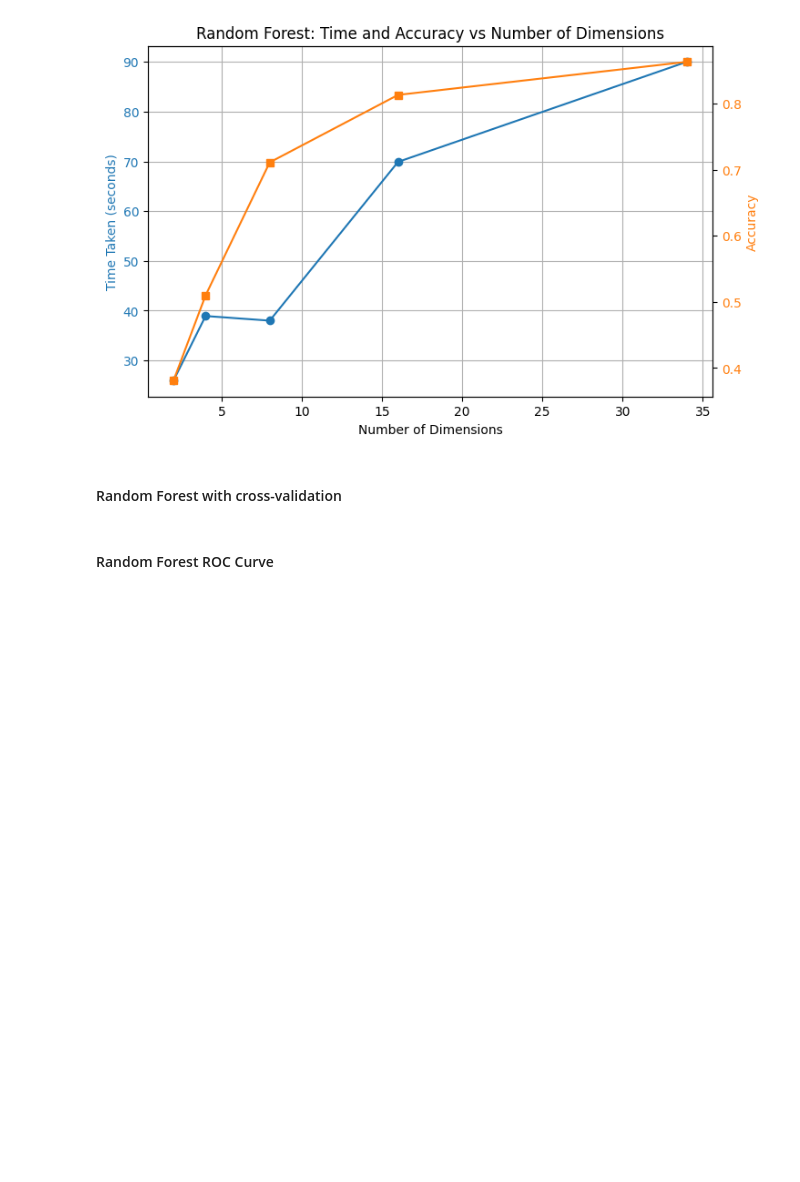
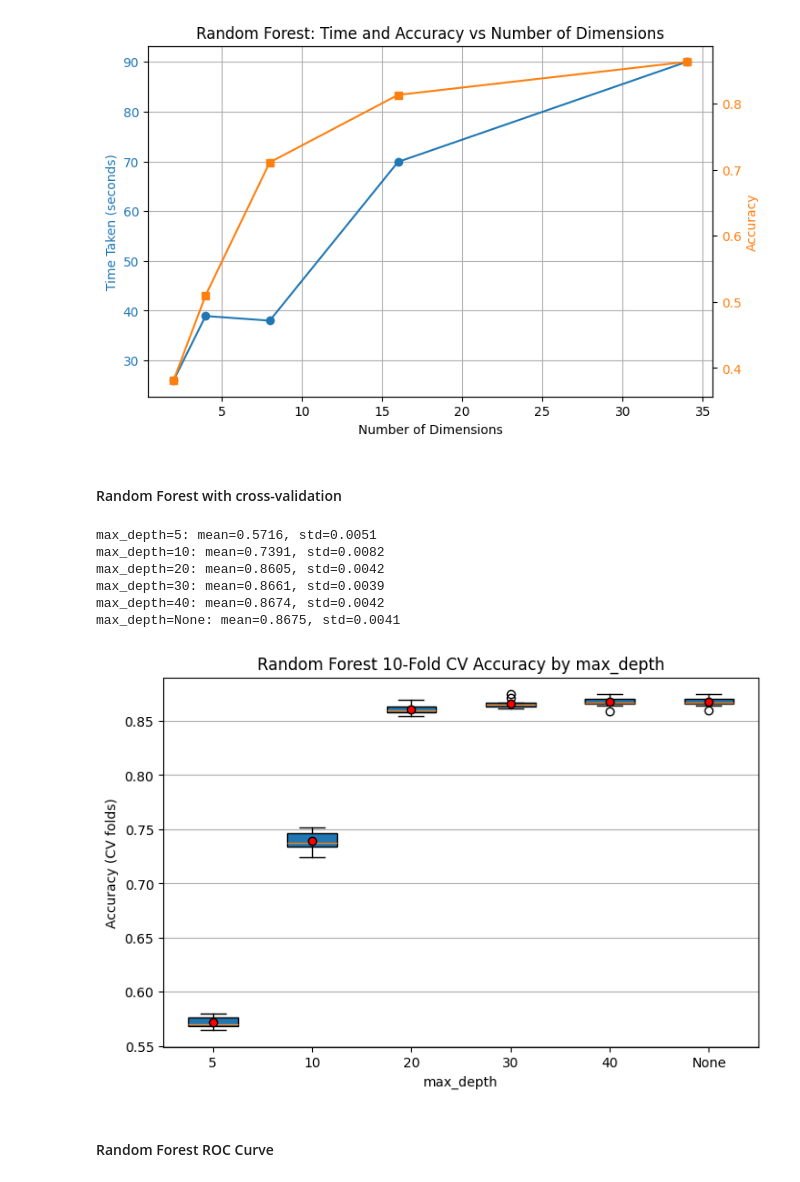
Before and after one commit to mrterminal-git/comp7703-project, a Jupyter notebook: project.ipynb, the cells around one changed output. Cells and saved outputs as stored; diff of their text form; code cells hidden in the pictures; blank space fills up the shorter version.

```diff
--- a/project.ipynb
+++ b/project.ipynb
@@ -1142,5 +1144,52 @@ plt.show()
 [figure]
 # %% [markdown]
 #### Random Forest with cross-validation
+# %%
+from sklearn.ensemble import RandomForestClassifier
+from sklearn.model_selection import cross_val_score, StratifiedKFold
+import matplotlib.pyplot as plt
+import numpy as np
+
+# Combine train and test sets
+X_kfold = np.vstack((X_train, X_test))
+y_fold = np.hstack((y_train, y_test))
+
+max_depth_list = [5, 10, 20, 30, 40, None]
+cv = StratifiedKFold(n_splits=10, shuffle=True, random_state=42)
+all_scores = []
+
+for max_depth in max_depth_list:
+    rf = RandomForestClassifier(
+        n_estimators=100,
+        max_depth=max_depth,
+        criterion='gini',
+        random_state=42
+    )
+    scores = cross_val_score(rf, X_kfold, y_fold, cv=cv, scoring='accuracy')
+    all_scores.append(scores)
+    print(f"max_depth={max_depth}: mean={scores.mean():.4f}, std={scores.std():.4f}")
+
+# Plot box-and-whisker plots with mean
+plt.figure(figsize=(8, 5))
+plt.boxplot(
+    all_scores,
+    labels=[str(md) for md in max_depth_list],
+    patch_artist=True,
+    showmeans=True,
+    meanprops=dict(marker='o', markerfacecolor='red', markeredgecolor='black')
+)
+plt.xlabel('max_depth')
+plt.ylabel('Accuracy (CV folds)')
+plt.title('Random Forest 10-Fold CV Accuracy by max_depth')
+plt.grid(True, axis='y')
+plt.show()
+# %% [output]
+max_depth=5: mean=0.5716, std=0.0051
+max_depth=10: mean=0.7391, std=0.0082
+max_depth=20: mean=0.8605, std=0.0042
+max_depth=30: mean=0.8661, std=0.0039
+max_depth=40: mean=0.8674, std=0.0042
+max_depth=None: mean=0.8675, std=0.0041
+[figure, added]
 # %% [markdown]
 #### Random Forest ROC Curve
```
Also changed, not shown: parts of 11 cells of this notebook, 11 other files.
